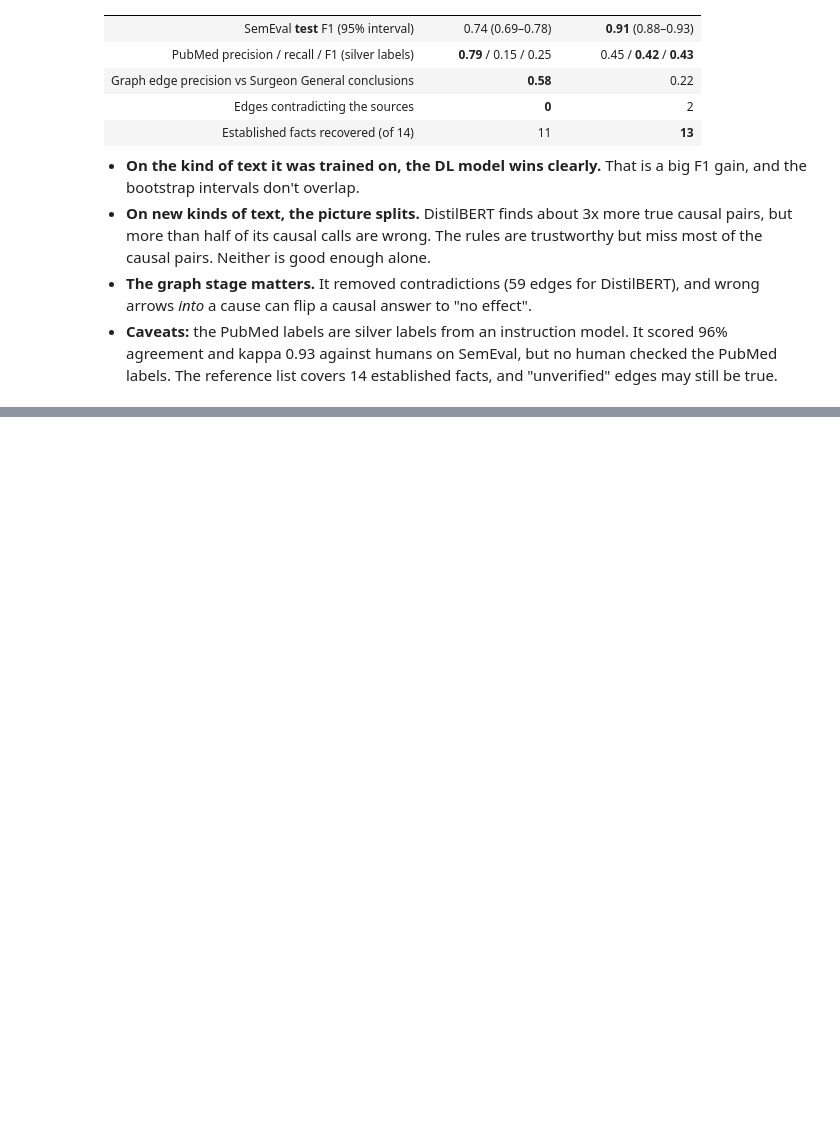
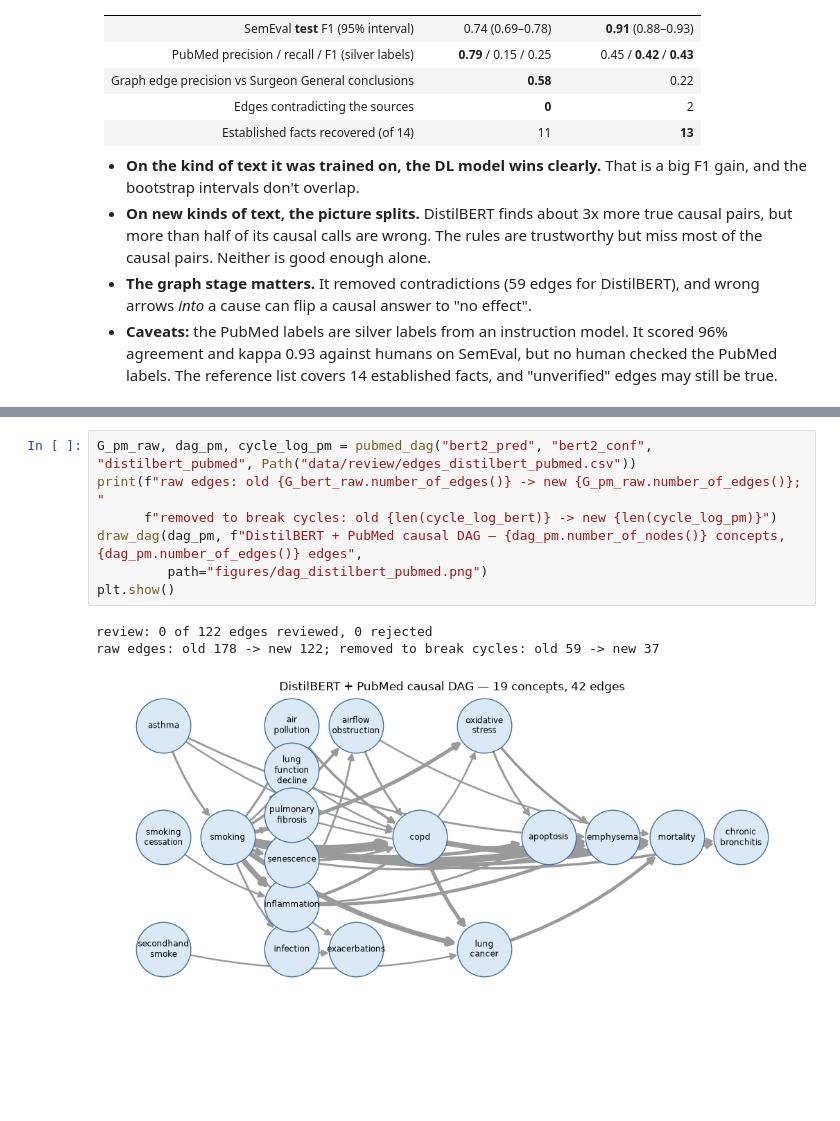
Before and after one commit to 111-DEBUG-111/Neuro-Symbolic-Causal-Inference-via-Language-Model-Knowledge-Extraction-and-Bayesian-Networks, a Jupyter notebook: causal_nlp.ipynb, the cells around one changed output, grey strips where cells are left out. Drawn from its saved outputs; the diff is of its cells as text; blank space fills up the shorter version.

```diff
--- a/causal_nlp.ipynb
+++ b/causal_nlp.ipynb
@@ -1997,0 +2191,11 @@ query_check
+# %%
+G_pm_raw, dag_pm, cycle_log_pm = pubmed_dag("bert2_pred", "bert2_conf", "distilbert_pubmed", Path("data/review/edges_distilbert_pubmed.csv"))
+print(f"raw edges: old {G_bert_raw.number_of_edges()} -> new {G_pm_raw.number_of_edges()}; "
+      f"removed to break cycles: old {len(cycle_log_bert)} -> new {len(cycle_log_pm)}")
+draw_dag(dag_pm, f"DistilBERT + PubMed causal DAG — {dag_pm.number_of_nodes()} concepts, {dag_pm.number_of_edges()} edges",
+         path="figures/dag_distilbert_pubmed.png")
+plt.show()
+# %% [output]
+review: 0 of 122 edges reviewed, 0 rejected
+raw edges: old 178 -> new 122; removed to break cycles: old 59 -> new 37
+[figure, added]
```
Also changed, not shown: parts of 22 cells of this notebook, 7 other files.
